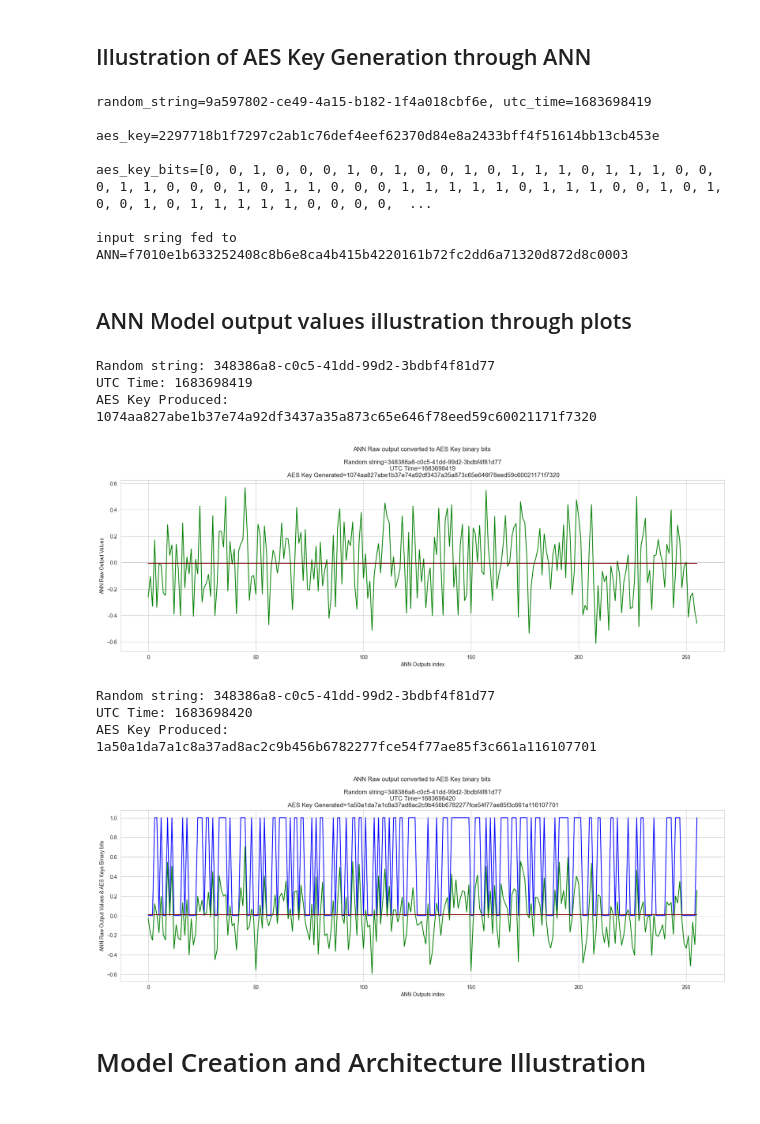
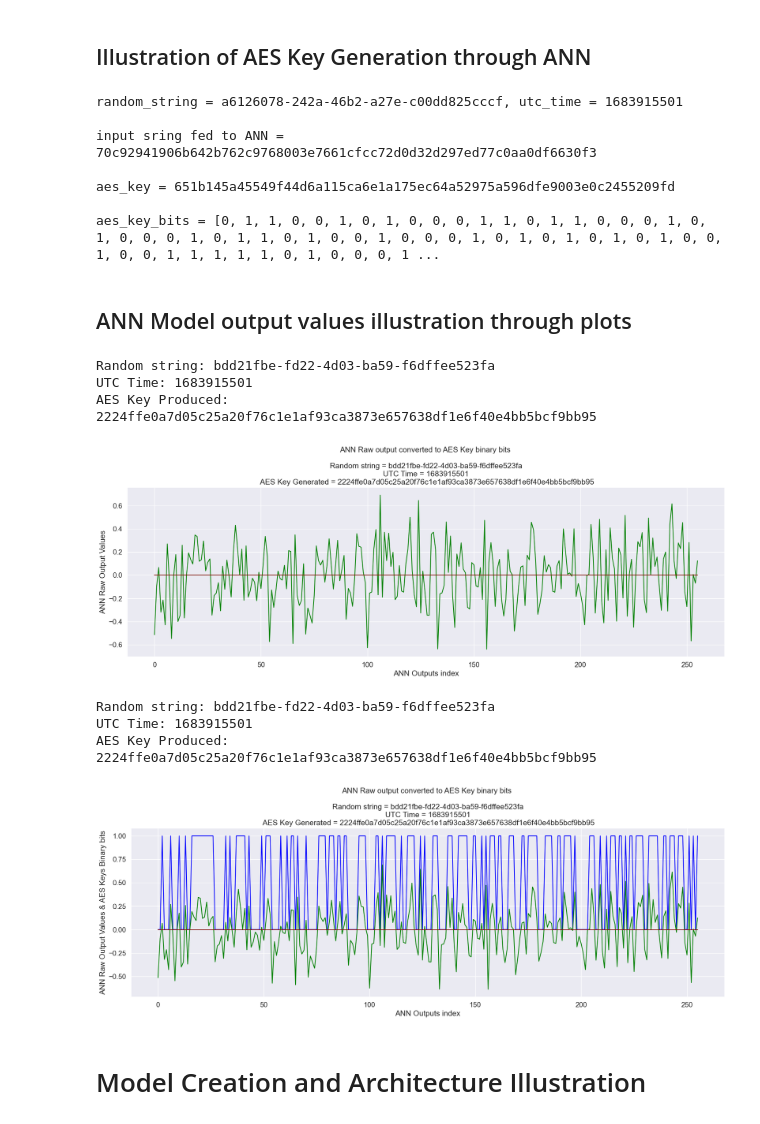
Before and after one commit to JSMitra/ForYourKeysOnly, a Jupyter notebook: FYKO_JupyterNotebook/FYKO.ipynb, the cells around one changed output. Saved outputs shown, nothing was run; the diff lists cells and outputs as text; code cells hidden in the pictures.

```diff
--- a/FYKO_JupyterNotebook/FYKO.ipynb
+++ b/FYKO_JupyterNotebook/FYKO.ipynb
@@ -115,3 +113,8 @@ sns.set_style("whitegrid")
+# %%
+# plot theme
+sns.set_style("whitegrid")
+# font size for title and labels
+sns.set(font_scale=1.25)
 # %%
 # to enable running it on Colab, set this variable to True and update the drive_path variable appropriately
 is_google_drive = False
@@ -205,9 +208,29 @@ def get_longest_number_of_contiguous_bits(binary_bit_arr1, binary_bit_arr2):
     if longest_seq_len > longest_seq_len_max:
         longest_seq_len_max = longest_seq_len
     return longest_seq_len_max
+# %%
+# Though an ANN is generated with Random weights, this method helps in further randomisation by
+# quick training the model with random inputs
+def do_quick_training(model, sample_size=256, training_epochs=10):
+    inputs = []
+    outputs = []
+    for i in range(0, sample_size):
+        # generate two random uuid strings' MD5 hashes and feed it to the model
+        random_string1 = str(uuid.uuid4())
+        random_string2 = str(uuid.uuid4())
+        input = np.array(join_binary_strings_as_array(get_binary_md5(random_string1), get_binary_md5(random_string2)))
+        inputs.append(input)
+        # generate floating point values between -1 and 1 to form random outputs
+        y = np.array([random.uniform(-1, 1) for i in range(0,256)])
+        outputs.append(y)
+    inputs = np.array(inputs)
+    outputs = np.array(outputs)
+    model.fit(inputs, outputs, epochs=training_epochs, batch_size=sample_size, verbose=False)
+    return model
 # %%
 # main function for generating simple or complex ANN
-def generate_ANN(use_complex_model=False, learning_rate=0.05):
+def generate_ANN(use_complex_model=False, learning_rate=0.05,
+                 quick_train=True, quick_train_sample_size=256, quick_train_training_epochs=10):
 
     model = Sequential()
     model.add(Dense(256, activation='tanh', input_dim=256, kernel_initializer='RandomNormal', bias_initializer='he_uniform'))
@@ -237,4 +260,8 @@ def generate_ANN(use_complex_model=False, learning_rate=0.05):
     model.add(Dense(256, activation='tanh', kernel_initializer='RandomNormal', bias_initializer='he_uniform'))
 
     model.compile(loss='mse', optimizer=SGD(learning_rate=learning_rate), metrics=['accuracy', 'mse'])
+
+    if quick_train:
+        model = do_quick_training(model, sample_size=quick_train_sample_size, training_epochs=quick_train_training_epochs)
+
     return model
@@ -403,35 +415,36 @@ model = generate_ANN()
 random_string = str(uuid.uuid4())
 utc_time = int(time.time())
 
-print(f'random_string={random_string}, utc_time={utc_time}')
+print(f'random_string = {random_string}, utc_time = {utc_time}')
 aes_key, aes_key_bits, raw_ann_output, input_str = generate_aes_key(model, random_string, utc_time)
-print(f'\naes_key={aes_key}')
-print(f'\naes_key_bits={aes_key_bits}')
-print(f'\ninput sring fed to ANN={input_str}')
+print(f'\ninput sring fed to ANN = {input_str}')
+print(f'\naes_key = {aes_key}')
+print(f'\naes_key_bits = {aes_key_bits}')
 # %% [output]
-random_string=9a597802-ce49-4a15-b182-1f4a018cbf6e, utc_time=1683698419
+random_string = a6126078-242a-46b2-a27e-c00dd825cccf, utc_time = 1683915501
 
-aes_key=2297718b1f7297c2ab1c76def4eef62370d84e8a2433bff4f51614bb13cb453e
+input sring fed to ANN = 70c92941906b642b762c9768003e7661cfcc72d0d32d297ed77c0aa0df6630f3
 
-aes_key_bits=[0, 0, 1, 0, 0, 0, 1, 0, 1, 0, 0, 1, 0, 1, 1, 1, 0, 1, 1, 1, 0, 0, 0, 1, 1, 0, 0, 0, 1, 0, 1, 1, 0, 0, 0, 1, 1, 1, 1, 1, 0, 1, 1, 1, 0, 0, 1, 0, 1, 0, 0, 1, 0, 1, 1, 1, 1, 1, 0, 0, 0, 0,  ...
+aes_key = 651b145a45549f44d6a115ca6e1a175ec64a52975a596dfe9003e0c2455209fd
 
-input sring fed to ANN=f7010e1b633252408c8b6e8ca4b415b4220161b72fc2dd6a71320d872d8c0003
+aes_key_bits = [0, 1, 1, 0, 0, 1, 0, 1, 0, 0, 0, 1, 1, 0, 1, 1, 0, 0, 0, 1, 0, 1, 0, 0, 0, 1, 0, 1, 1, 0, 1, 0, 0, 1, 0, 0, 0, 1, 0, 1, 0, 1, 0, 1, 0, 1, 0, 0, 1, 0, 0, 1, 1, 1, 1, 1, 0, 1, 0, 0, 0, 1 ...
 # %% [markdown]
 ## ANN Model output values illustration through plots
 # %%
 model = generate_ANN()
 random_string = str(uuid.uuid4())
-plot_random_outputs_of_ann(model, random_string=random_string,show_raw_bits=False)
-plot_random_outputs_of_ann(model, random_string=random_string,show_raw_bits=True)
+utc_time = int(time.time())
+plot_random_outputs_of_ann(model, random_string=random_string,utc_time=utc_time, show_raw_bits=False)
+plot_random_outputs_of_ann(model, random_string=random_string,utc_time=utc_time, show_raw_bits=True)
 # %% [output]
-Random string: 348386a8-c0c5-41dd-99d2-3bdbf4f81d77
-UTC Time: 1683698419
-AES Key Produced: 1074aa827abe1b37e74a92df3437a35a873c65e646f78eed59c60021171f7320
+Random string: bdd21fbe-fd22-4d03-ba59-f6dffee523fa
+UTC Time: 1683915501
+AES Key Produced: 2224ffe0a7d05c25a20f76c1e1af93ca3873e657638df1e6f40e4bb5bcf9bb95
-[figure, old version]
+[figure, new version]
-Random string: 348386a8-c0c5-41dd-99d2-3bdbf4f81d77
-UTC Time: 1683698420
-AES Key Produced: 1a50a1da7a1c8a37ad8ac2c9b456b6782277fce54f77ae85f3c661a116107701
+Random string: bdd21fbe-fd22-4d03-ba59-f6dffee523fa
+UTC Time: 1683915501
+AES Key Produced: 2224ffe0a7d05c25a20f76c1e1af93ca3873e657638df1e6f40e4bb5bcf9bb95
-[figure, old version]
+[figure, new version]
 # %% [markdown]
 # Model Creation and Architecture Illustration
 # %% [markdown]
```
Also changed, not shown: parts of 36 cells of this notebook.
